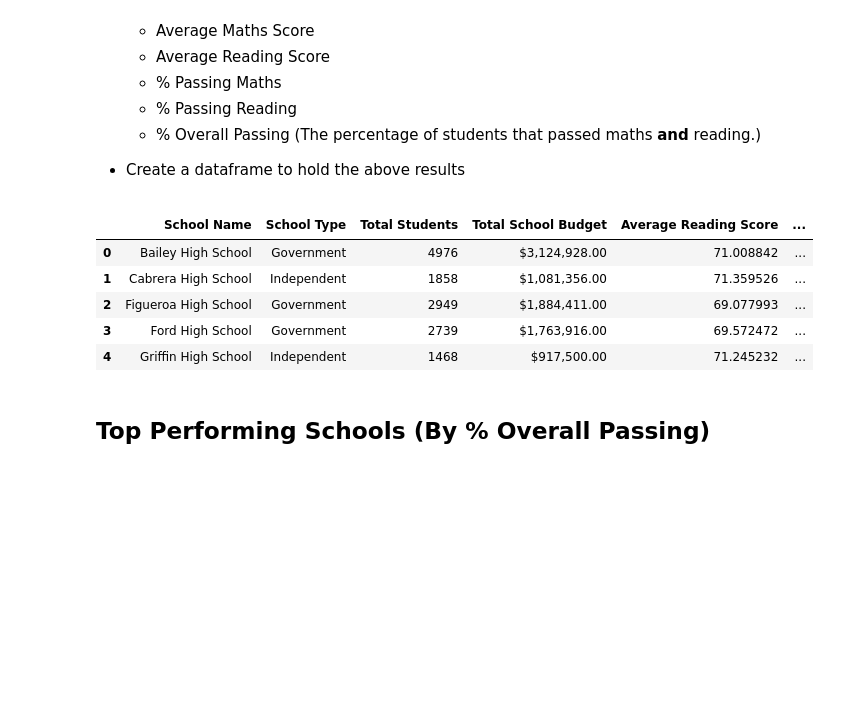
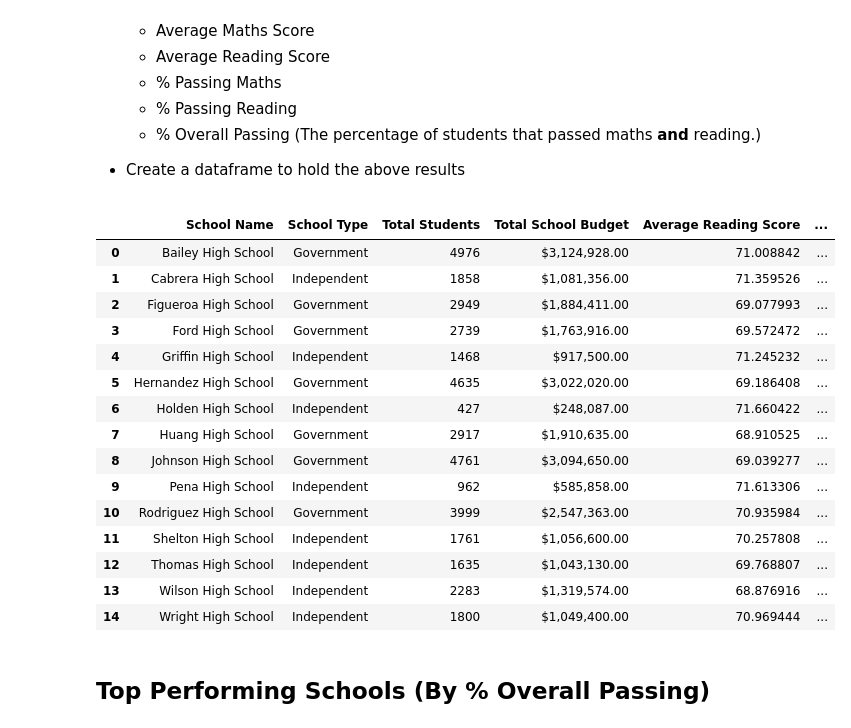
Before and after one commit to sandhalie/Pandas-challenge, a Jupyter notebook: PyCitySchools/PyCitySchools.ipynb, the cells around one changed output. Drawn from its saved outputs; the diff is of its cells as text; code cells hidden in the pictures; blank space fills up the shorter version.

```diff
--- a/PyCitySchools/PyCitySchools.ipynb
+++ b/PyCitySchools/PyCitySchools.ipynb
@@ -93,34 +93,44 @@ area_summary
 # %%
 #Set up the conditions for the new columns
 school_data_complete["% Passing Reading"] = np.where(school_data_complete["reading_score"]>=50, 1, 0)
 school_data_complete["% Passing Maths"] = np.where(school_data_complete["maths_score"]>=50, 1, 0)
 school_data_complete["% Overall Passing"] = np.where((school_data_complete["maths_score"]>=50) & (school_data_complete["reading_score"]>=50), 1, 0)
 
 
 #Aggregate the dataframe
 school_data_summary = school_data_complete.groupby(["school_name","type","size","budget"],as_index=False)\
     .agg({'reading_score':'mean', 'maths_score':'mean', "% Passing Reading":'sum', "% Passing Maths":'sum', "% Overall Passing":'sum'})\
     .rename(columns={'reading_score':'Average Reading Score', 'maths_score':'Average Maths Score', 'school_name':'School Name',\
                      'type':'School Type', 'size': 'Total Students', 'budget':'Total School Budget'})
 
 # Add new columns
 school_data_summary["% Passing Maths"] = school_data_summary["% Passing Maths"]/school_data_summary["Total Students"]*100
 school_data_summary["% Passing Reading"] = school_data_summary["% Passing Reading"]/school_data_summary["Total Students"]*100
 school_data_summary["% Overall Passing"] = school_data_summary["% Overall Passing"]/school_data_summary["Total Students"]*100
 school_data_summary["Budget per student"] = school_data_summary["Total School Budget"]/school_data_summary["Total Students"]
 
 #Format columns
 school_data_summary["Total School Budget"] = school_data_summary["Total School Budget"].map("${:,.2f}".format)
 school_data_summary["Per Student Budget"] = school_data_summary["Budget per student"].map("${:,.2f}".format)
 
-school_data_summary.head()
+school_data_summary
 # %% [output]
 |  | School Name | School Type | Total Students | Total School Budget | Average Reading Score | ... |
 | 0 | Bailey High School | Government | 4976 | $3,124,928.00 | 71.008842 | ... |
 | 1 | Cabrera High School | Independent | 1858 | $1,081,356.00 | 71.359526 | ... |
 | 2 | Figueroa High School | Government | 2949 | $1,884,411.00 | 69.077993 | ... |
 | 3 | Ford High School | Government | 2739 | $1,763,916.00 | 69.572472 | ... |
 | 4 | Griffin High School | Independent | 1468 | $917,500.00 | 71.245232 | ... |
+| 5 | Hernandez High School | Government | 4635 | $3,022,020.00 | 69.186408 | ... |
+| 6 | Holden High School | Independent | 427 | $248,087.00 | 71.660422 | ... |
+| 7 | Huang High School | Government | 2917 | $1,910,635.00 | 68.910525 | ... |
+| 8 | Johnson High School | Government | 4761 | $3,094,650.00 | 69.039277 | ... |
+| 9 | Pena High School | Independent | 962 | $585,858.00 | 71.613306 | ... |
+| 10 | Rodriguez High School | Government | 3999 | $2,547,363.00 | 70.935984 | ... |
+| 11 | Shelton High School | Independent | 1761 | $1,056,600.00 | 70.257808 | ... |
+| 12 | Thomas High School | Independent | 1635 | $1,043,130.00 | 69.768807 | ... |
+| 13 | Wilson High School | Independent | 2283 | $1,319,574.00 | 68.876916 | ... |
+| 14 | Wright High School | Independent | 1800 | $1,049,400.00 | 70.969444 | ... |
 # %% [markdown]
 ## Top Performing Schools (By % Overall Passing)
 # %% [markdown]
```
Also changed, not shown: parts of 1 cell of this notebook, 1 other file.
